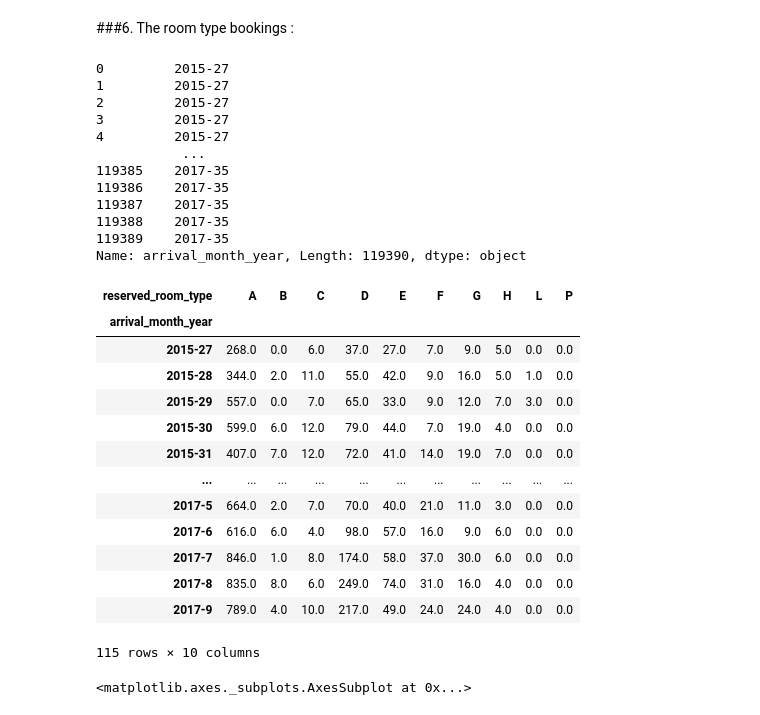
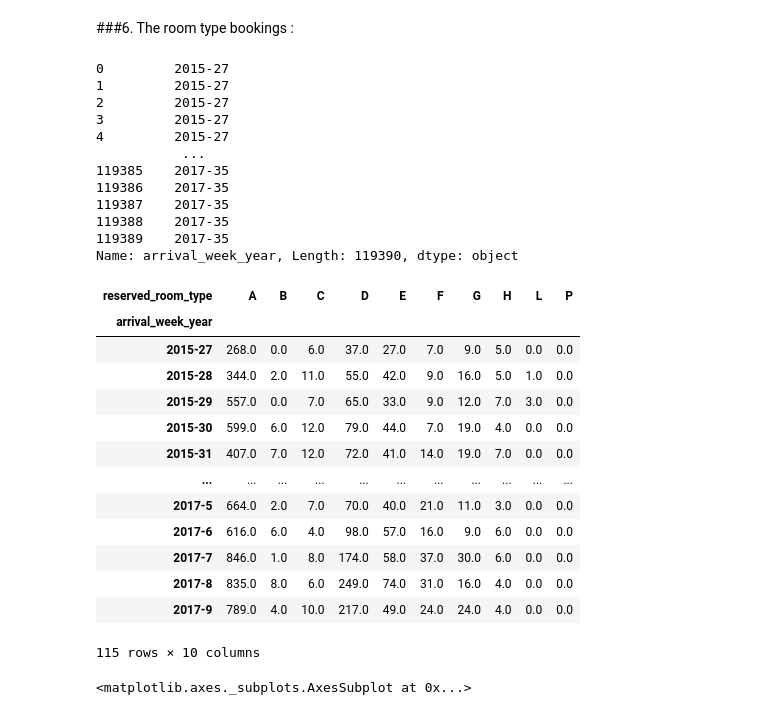
Before and after one commit to KapilNarayanSingh/hotel-booking-analysis, a Jupyter notebook: Hotel_Booking_Analysis_Capstone_Project.ipynb, the cells around one changed output. Drawn from its saved outputs; the diff is of its cells as text; code cells hidden in the pictures.

```diff
--- a/Hotel_Booking_Analysis_Capstone_Project.ipynb
+++ b/Hotel_Booking_Analysis_Capstone_Project.ipynb
@@ -18,7 +18,7 @@ drive.mount('/content/drive')
 # %% [output]
 Mounted at /content/drive
 # %%
-file_path = '/content/drive/MyDrive/Colab Notebooks/data science/module 1/capstone project/Copy of Hotel Bookings.csv'
+file_path = '/content/drive/MyDrive/Colab Notebooks/data science /module 1/capstone project/Hotel Bookings.csv'
 hotel_df = pd.read_csv(file_path)
 # %%
 hotel_df
@@ -253,9 +265,9 @@ from datetime import datetime
 from datetime import date
 # %%
 colms = ['arrival_date_year', 'arrival_date_week_number']
-new_hotel_df['arrival_month_year'] = new_hotel_df[colms].apply(lambda x: '-'.join(x.values.astype(str)), axis="columns")
+new_hotel_df['arrival_week_year'] = new_hotel_df[colms].apply(lambda x: '-'.join(x.values.astype(str)), axis="columns")
 # %%
-new_hotel_df.iloc[:]['arrival_month_year']
+new_hotel_df.iloc[:]['arrival_week_year']
 # %% [output]
 0         2015-27
 1         2015-27
@@ -268,13 +280,13 @@ new_hotel_df.iloc[:]['arrival_month_year']
 119387    2017-35
 119388    2017-35
 119389    2017-35
-Name: arrival_month_year, Length: 119390, dtype: object
+Name: arrival_week_year, Length: 119390, dtype: object
 # %%
-reserved_room_type_df = new_hotel_df.groupby(['arrival_month_year'])['reserved_room_type'].value_counts().unstack().fillna(0)
+reserved_room_type_df = new_hotel_df.groupby(['arrival_week_year'])['reserved_room_type'].value_counts().unstack().fillna(0)
 reserved_room_type_df
 # %% [output]
 | reserved_room_type | A | B | C | D | E | F | G | H | L | P |
-| arrival_month_year |  |  |  |  |  |  |  |  |  |  |
+| arrival_week_year |  |  |  |  |  |  |  |  |  |  |
 | 2015-27 | 268.0 | 0.0 | 6.0 | 37.0 | 27.0 | 7.0 | 9.0 | 5.0 | 0.0 | 0.0 |
 | 2015-28 | 344.0 | 2.0 | 11.0 | 55.0 | 42.0 | 9.0 | 16.0 | 5.0 | 1.0 | 0.0 |
 | 2015-29 | 557.0 | 0.0 | 7.0 | 65.0 | 33.0 | 9.0 | 12.0 | 7.0 | 3.0 | 0.0 |
```
Also changed, not shown: parts of 35 cells of this notebook.
